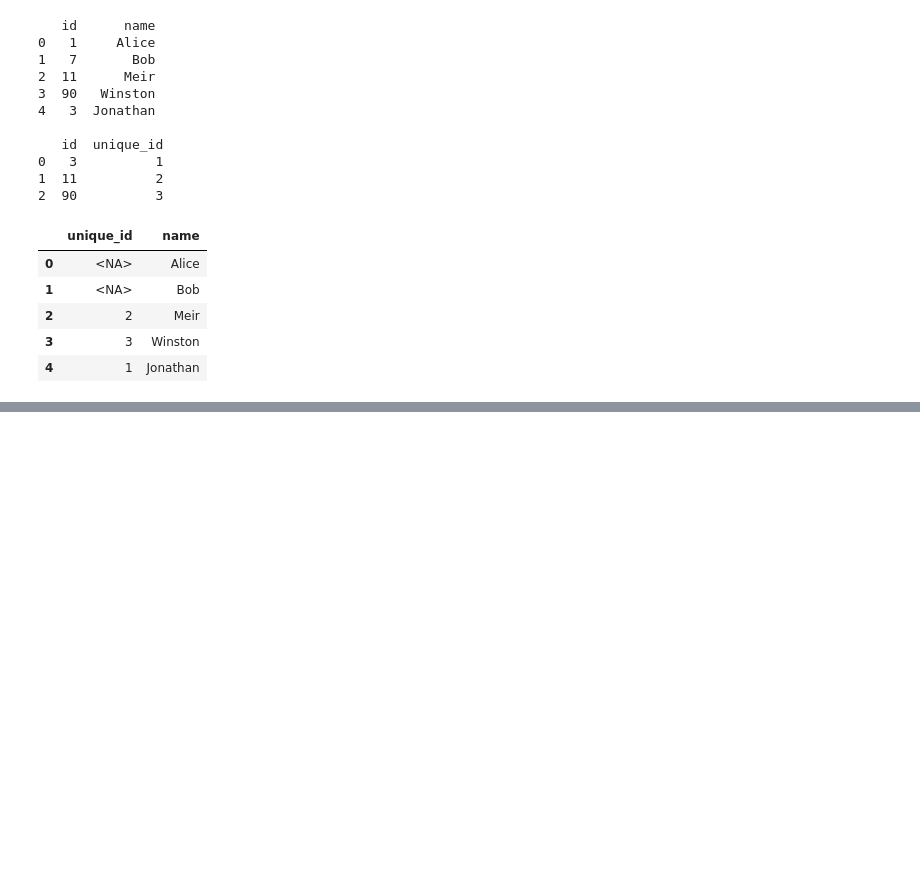
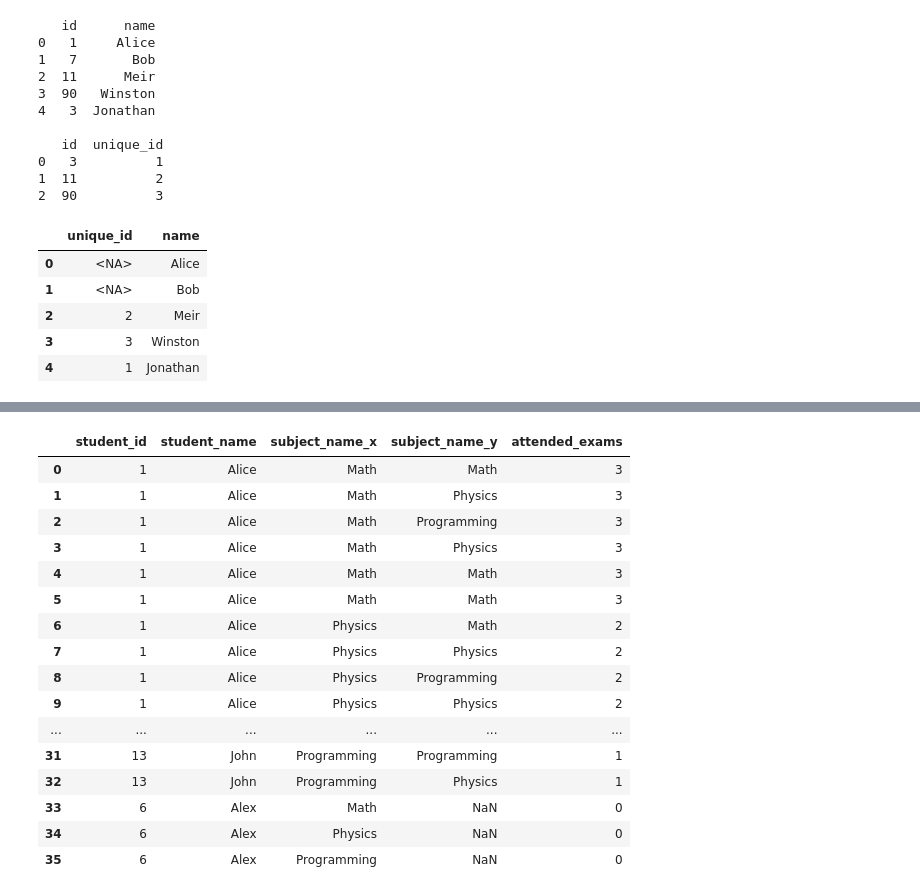
Before and after one commit to juancarvajal-hub/30-days-panda, a Jupyter notebook: 30_days-of_panda.ipynb, the cells around one changed output, grey strips where cells are left out. Saved outputs shown, nothing was run; the diff lists cells and outputs as text; code cells hidden in the pictures; blank space fills up the shorter version.

```diff
--- a/30_days-of_panda.ipynb
+++ b/30_days-of_panda.ipynb
@@ -1050,0 +1151,31 @@ replace_employee_id(Employees,EmployeeUNI)
+# %%
+bd = pd.merge(students,subjects,how="cross")
+bd1 = pd.merge(bd,examinations,how="left", left_on="student_id",right_on="student_id")
+bd1
+bd1["attended_exams"] = (
+    bd1["subject_name_x"] == bd1["subject_name_y"]
+).astype(int)
+
+bd1["attended_exams"] = (
+    bd1.groupby(["student_id", "subject_name_x"])["attended_exams"]
+       .transform("sum")
+)
+bd1
+# %% [output]
+|  | student_id | student_name | subject_name_x | subject_name_y | attended_exams |
+| 0 | 1 | Alice | Math | Math | 3 |
+| 1 | 1 | Alice | Math | Physics | 3 |
+| 2 | 1 | Alice | Math | Programming | 3 |
+| 3 | 1 | Alice | Math | Physics | 3 |
+| 4 | 1 | Alice | Math | Math | 3 |
+| 5 | 1 | Alice | Math | Math | 3 |
+| 6 | 1 | Alice | Physics | Math | 2 |
+| 7 | 1 | Alice | Physics | Physics | 2 |
+| 8 | 1 | Alice | Physics | Programming | 2 |
+| 9 | 1 | Alice | Physics | Physics | 2 |
+| ... | ... | ... | ... | ... | ... |
+| 31 | 13 | John | Programming | Programming | 1 |
+| 32 | 13 | John | Programming | Physics | 1 |
+| 33 | 6 | Alex | Math | NaN | 0 |
+| 34 | 6 | Alex | Physics | NaN | 0 |
+| 35 | 6 | Alex | Programming | NaN | 0 |
```
Also changed, not shown: parts of 3 cells of this notebook.
